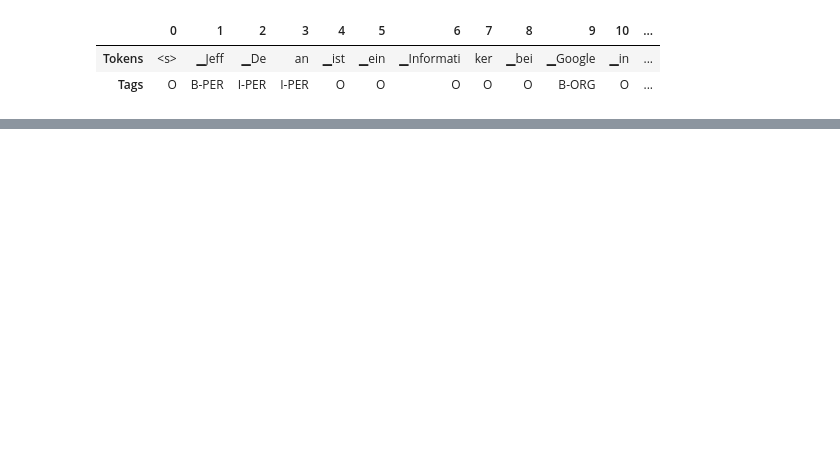
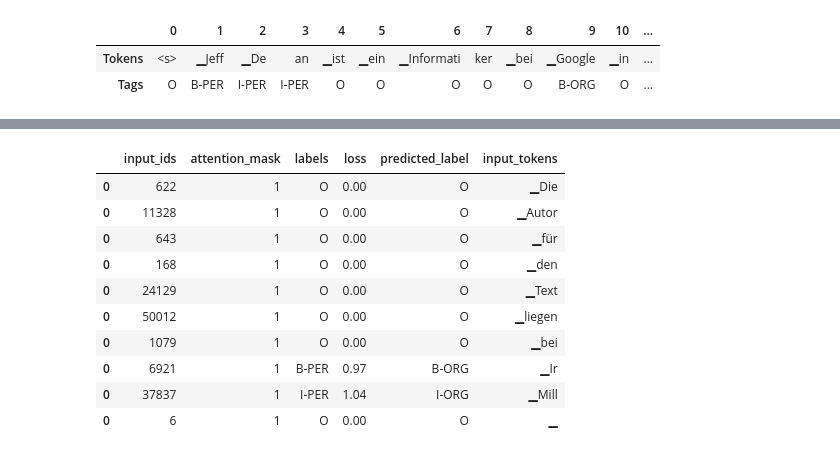
Before and after one commit to ThinamXx/Transformers_NLP, a Jupyter notebook: 02. NLP with Transformers/04. Named Entity Recognition/NER.ipynb, the cells around one changed output, grey strips where cells are left out. Cells and saved outputs as stored; diff of their text form; code cells hidden in the pictures; blank space fills up the shorter version.

```diff
--- a/02. NLP with Transformers/04. Named Entity Recognition/NER.ipynb
+++ b/02. NLP with Transformers/04. Named Entity Recognition/NER.ipynb
@@ -411,0 +416,20 @@ tag_text(text_de, tags, trainer.model, xlmr_tokenizer)                      # In
+# %%
+#@ INITIALIZING ERROR ANALYSIS FUNCTION:
+def forward_pass_with_label(batch):                                             # Defining function.
+    features = [dict(zip(batch, t)) for t in zip(*batch.values())]              # Converting into list of dict.
+    batch = data_collator(features)                                             # Padding the inputs.
+    input_ids = batch["input_ids"].to(device)                                   # Initializing input ids.
+    attention_mask = batch["attention_mask"].to(device)                         # Initializing attention mask.
+    labels = batch["labels"].to(device)                                         # Initializing labels.
+    with torch.no_grad():
+        output = trainer.model(input_ids, attention_mask)                       # Passing data through model.
+        predicted_label = torch.argmax(output.logits, axis=-1).cpu().numpy()    # Getting predictions.
+    loss = cross_entropy(output.logits.view(-1, 7), labels.view(-1),
+                            reduction="none")                                   # Calculating loss per token.
+    loss = loss.view(len(input_ids), -1).cpu().numpy()                          # Unflatten batch dimension.
+    return {"loss": loss, "predicted_label": predicted_label}
+
+#@ IMPLEMENTATION:
+valid_set = panx_de_encoded["validation"]                                       # Initialization.
+valid_set = valid_set.map(forward_pass_with_label,batched=True,batch_size=32)   # Implementation.
+df = valid_set.to_pandas()                                                      # Creating dataframe.
@@ -411,0 +456,18 @@ tag_text(text_de, tags, trainer.model, xlmr_tokenizer)                      # In
+# %%
+#@ INSPECTING TOKENS:
+df_tokens = df.apply(pd.Series.explode)                                         # Unpacking list of tokens.
+df_tokens = df_tokens.query("labels != 'IGN'")                                  # Dropping IGN tokens.
+df_tokens["loss"] = df_tokens["loss"].astype(float).round(2)                    # Casting to floats.
+df_tokens.head(10)                                                              # Inspecting dataframe.
+# %% [output]
+|  | input_ids | attention_mask | labels | loss | predicted_label | input_tokens |
+| 0 | 622 | 1 | O | 0.00 | O | ▁Die |
+| 0 | 11328 | 1 | O | 0.00 | O | ▁Autor |
+| 0 | 643 | 1 | O | 0.00 | O | ▁für |
+| 0 | 168 | 1 | O | 0.00 | O | ▁den |
+| 0 | 24129 | 1 | O | 0.00 | O | ▁Text |
+| 0 | 50012 | 1 | O | 0.00 | O | ▁liegen |
+| 0 | 1079 | 1 | O | 0.00 | O | ▁bei |
+| 0 | 6921 | 1 | B-PER | 0.97 | B-ORG | ▁Ir |
+| 0 | 37837 | 1 | I-PER | 1.04 | I-ORG | ▁Mill |
+| 0 | 6 | 1 | O | 0.00 | O | ▁ |
```
Also changed, not shown: parts of 38 cells of this notebook.
